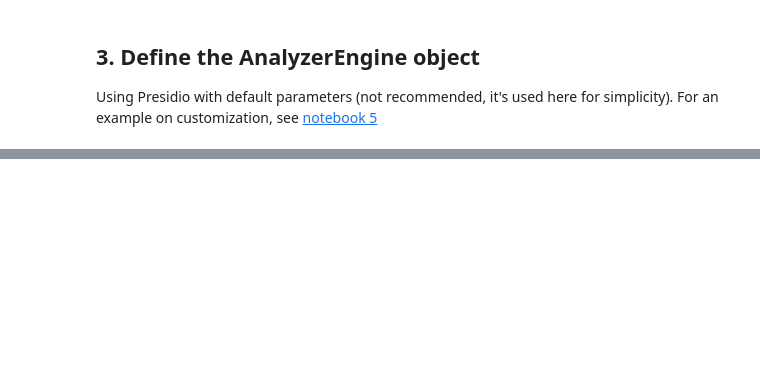
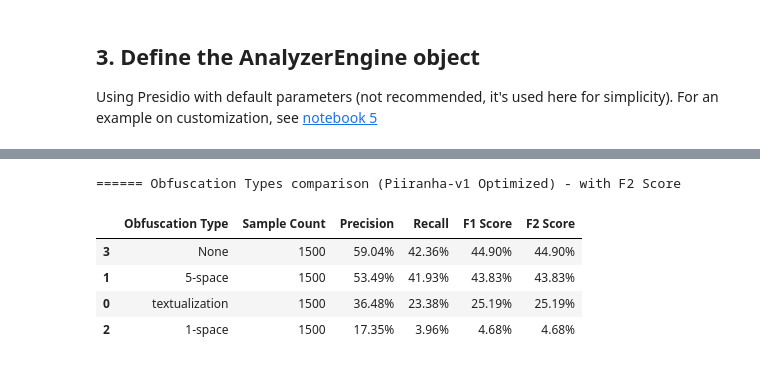
Before and after one commit to benjy2346/cs263-final-project, a Jupyter notebook: notebooks/evaluate_customized_PII.ipynb, the cells around one changed output, grey strips where cells are left out. Drawn from its saved outputs; the diff is of its cells as text; code cells hidden in the pictures; blank space fills up the shorter version.

```diff
--- a/notebooks/evaluate_customized_PII.ipynb
+++ b/notebooks/evaluate_customized_PII.ipynb
@@ -492,0 +217,74 @@ fns_df[["full_text", "token", "annotation", "prediction"]].head(20)
+# %%
+import pandas as pd
+import numpy as np
+
+summary_data = []
+
+# Use optimized results variable v2
+current_evaluator = evaluator_v2
+current_results = evaluation_results_v2
+
+# 1. Extract all obfuscation types
+obs_types = set([
+    sample.metadata.get("obfuscation_type")
+    for sample in dataset
+    if sample.metadata and "obfuscation_type" in sample.metadata
+])
+
+if any(s.metadata is None or "obfuscation_type" not in s.metadata for s in dataset):
+    obs_types.add("Original/None")
+
+# 2. Group calculation by obfuscation type
+for obs_type in obs_types:
+
+    filtered_results = []
+    for res, sample in zip(current_results, dataset):
+        current_type = sample.metadata.get("obfuscation_type") if sample.metadata else "Original/None"
+        if current_type == obs_type:
+            filtered_results.append(res)
+
+    if not filtered_results:
+        continue
+
+    score = current_evaluator.calculate_score(filtered_results)
+
+    p = score.pii_precision
+    r = score.pii_recall
+    f1 = score.pii_f
+
+    # Calculate F2 Score (Beta=2) manually
+    beta = 2
+    if (beta**2 * p + r) > 0:
+        f2 = (1 + beta**2) * (p * r) / ((beta**2 * p) + r)
+    else:
+        f2 = 0.0
+
+    summary_data.append({
+        "Obfuscation Type": obs_type,
+        "Sample Count": len(filtered_results),
+        "Precision": p,
+        "Recall": r,
+        "F1 Score": f1,
+        "F2 Score": f2
+    })
+
+# 5. Convert to pretty DataFrame and print
+df_summary = pd.DataFrame(summary_data)
+
+# Sort by F2 Score descending
+df_summary = df_summary.sort_values(by="F2 Score", ascending=False)
+
+# Format percentage display
+cols_to_format = ["Precision", "Recall", "F1 Score", "F2 Score"]
+for col in cols_to_format:
+    df_summary[col] = df_summary[col].apply(lambda x: f"{x:.2%}")
+
+print("\n====== Obfuscation Types comparison (Piiranha-v1 Optimized) - with F2 Score \n")
+display(df_summary)
+# %% [output]
+====== Obfuscation Types comparison (Piiranha-v1 Optimized) - with F2 Score
+|  | Obfuscation Type | Sample Count | Precision | Recall | F1 Score | F2 Score |
+| 3 | None | 1500 | 59.04% | 42.36% | 44.90% | 44.90% |
+| 1 | 5-space | 1500 | 53.49% | 41.93% | 43.83% | 43.83% |
+| 0 | textualization | 1500 | 36.48% | 23.38% | 25.19% | 25.19% |
+| 2 | 1-space | 1500 | 17.35% | 3.96% | 4.68% | 4.68% |
```
Also changed, not shown: parts of 43 cells of this notebook.
